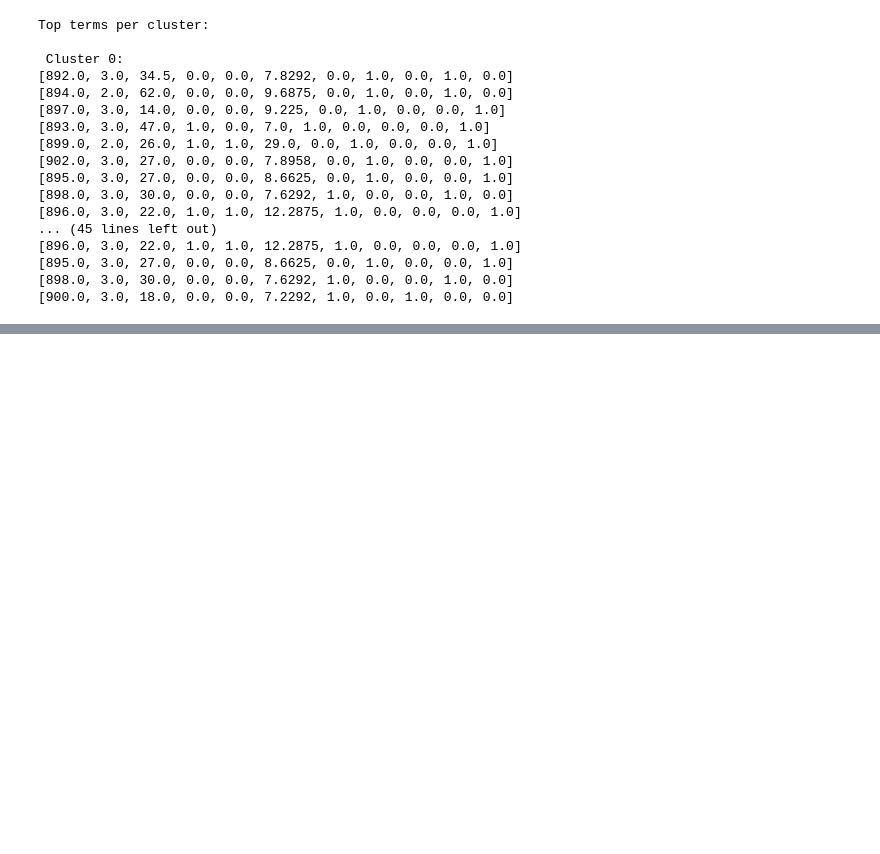
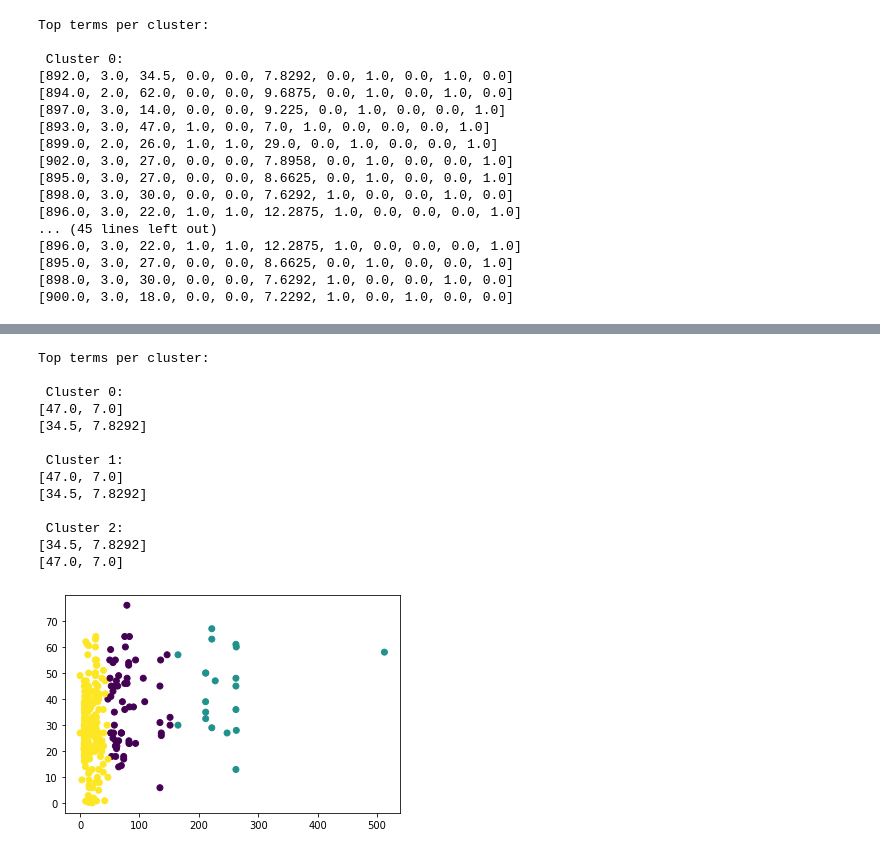
Before and after one commit to EduardoMoraesRitter/Titanic-Machine-Learning-from-Disaster, a Jupyter notebook: clusterizacao_kmean_titanic.ipynb, the cells around one changed output, grey strips where cells are left out. Drawn from its saved outputs; the diff is of its cells as text; code cells hidden in the pictures; blank space fills up the shorter version.

```diff
--- a/clusterizacao_kmean_titanic.ipynb
+++ b/clusterizacao_kmean_titanic.ipynb
@@ -122,0 +130,4 @@ Top terms per cluster:
+# %%
+print(train.head())
+train_simples = train.drop(['PassengerId', 'Embarked_C',  'Embarked_Q' , 'Embarked_S', 'Sex_female' , 'Sex_male', 'SibSp' , 'Parch', 'Pclass'], axis=1)
+print(train_simples.head())
@@ -122,0 +149,33 @@ Top terms per cluster:
+# %%
+from sklearn.feature_extraction.text import TfidfVectorizer
+from sklearn.cluster import KMeans
+from sklearn.metrics import adjusted_rand_score
+
+model = KMeans(n_clusters=3, init='k-means++', max_iter=100, n_init=1)
+model.fit(train_simples)
+
+print("Top terms per cluster:")
+order_centroids = model.cluster_centers_.argsort()[:, ::-1]
+for i in range(3):
+    print("\n Cluster %d:" % i),
+    for ind in order_centroids[i, :10]:
+        print(train_simples.iloc[ind].tolist())#('   %s' % terms[ind]),
+    print
+
+import numpy as np
+z = plt.scatter(train_simples.Fare, train_simples.Age, c = model.labels_)
+# %% [output]
+Top terms per cluster:
+
+ Cluster 0:
+[47.0, 7.0]
+[34.5, 7.8292]
+
+ Cluster 1:
+[47.0, 7.0]
+[34.5, 7.8292]
+
+ Cluster 2:
+[34.5, 7.8292]
+[47.0, 7.0]
+[figure, added]
```
Also changed, not shown: parts of 3 cells of this notebook.
